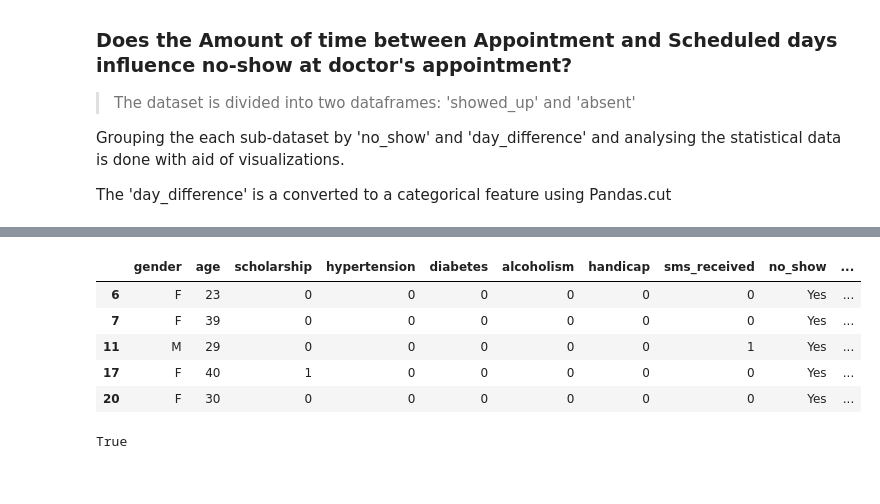
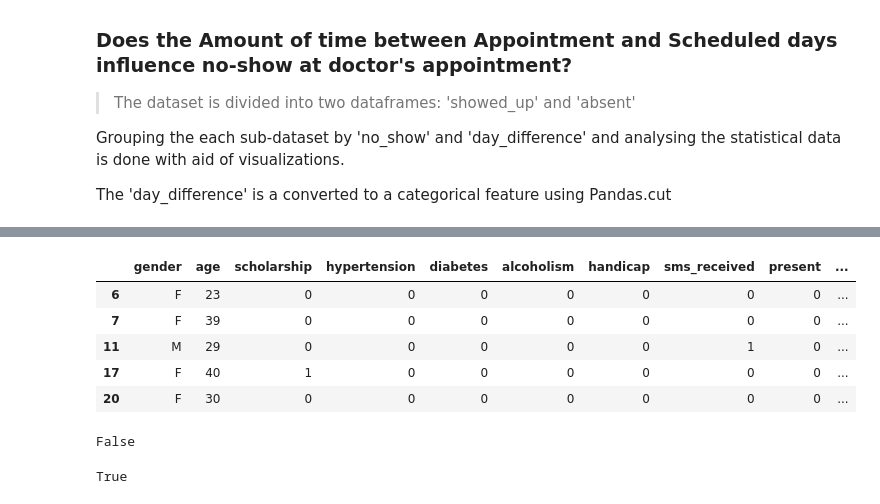
Before and after one commit to chichi012/Udacity-Project-2, a Jupyter notebook: Project2.ipynb, the cells around one changed output, grey strips where cells are left out. Drawn from its saved outputs; the diff is of its cells as text; code cells hidden in the pictures.

```diff
--- a/Project2.ipynb
+++ b/Project2.ipynb
@@ -199,3 +201,8 @@ df.head()
 | 2 | F | 62 | 0 | 0 | 0 | 0 | 0 | 0 | No | ... |
 | 3 | F | 8 | 0 | 0 | 0 | 0 | 0 | 0 | No | ... |
 | 4 | F | 56 | 0 | 1 | 1 | 0 | 0 | 0 | No | ... |
+# %%
+#replacing negative day_difference with 0
+
+df.day_difference[df.day_difference.lt(0)] =0
+df['day_difference']
@@ -201,0 +226,12 @@ df.head()
+# %%
+#Label encoding no_show column to 1 and 0
+
+
+df['no_show'][df['no_show']=='Yes']=0
+
+df['no_show'][df['no_show']=='No']=1
+
+
+#changing the column name from 'no_show' to 'present' to avoid confusions
+
+df= df.rename (columns={'no_show':'present'})
@@ -201,0 +264,7 @@ df.head()
+# %%
+#The 'day_difference' is a converted to a categorical feature using Pandas.cut
+
+bin_edges1 = [0,3,14,178]
+bin_names = ['low','medium','high']
+df['day_difference_levels']=pd.cut(df['day_difference'],bin_edges1,labels =bin_names)
+df['day_difference_levels'].fillna('low',inplace=True)
@@ -225,14 +329,18 @@ showed_up.head()
 # %%
 #dividing the dataset into those that were no-show
-absent = df.query('no_show == "Yes"')
+absent = df.query('present == 0')
 absent.head()
 # %% [output]
-|  | gender | age | scholarship | hypertension | diabetes | alcoholism | handicap | sms_received | no_show | ... |
-| 6 | F | 23 | 0 | 0 | 0 | 0 | 0 | 0 | Yes | ... |
-| 7 | F | 39 | 0 | 0 | 0 | 0 | 0 | 0 | Yes | ... |
-| 11 | M | 29 | 0 | 0 | 0 | 0 | 0 | 1 | Yes | ... |
-| 17 | F | 40 | 1 | 0 | 0 | 0 | 0 | 0 | Yes | ... |
-| 20 | F | 30 | 0 | 0 | 0 | 0 | 0 | 0 | Yes | ... |
+|  | gender | age | scholarship | hypertension | diabetes | alcoholism | handicap | sms_received | present | ... |
+| 6 | F | 23 | 0 | 0 | 0 | 0 | 0 | 0 | 0 | ... |
+| 7 | F | 39 | 0 | 0 | 0 | 0 | 0 | 0 | 0 | ... |
+| 11 | M | 29 | 0 | 0 | 0 | 0 | 0 | 1 | 0 | ... |
+| 17 | F | 40 | 1 | 0 | 0 | 0 | 0 | 0 | 0 | ... |
+| 20 | F | 30 | 0 | 0 | 0 | 0 | 0 | 0 | 0 | ... |
+# %%
+absent['day_difference'].isnull().sum().any()
+# %% [output]
+False
 # %%
 #ensuring that these queries included only one in each samples
 num_samples = df.shape[0]
```
Also changed, not shown: parts of 34 cells of this notebook.
